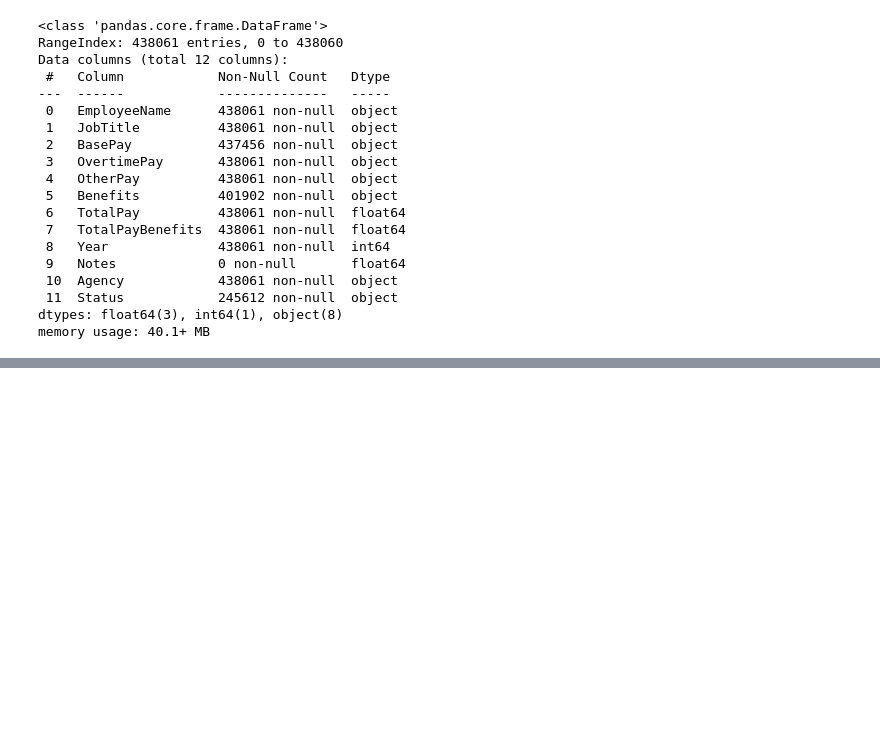
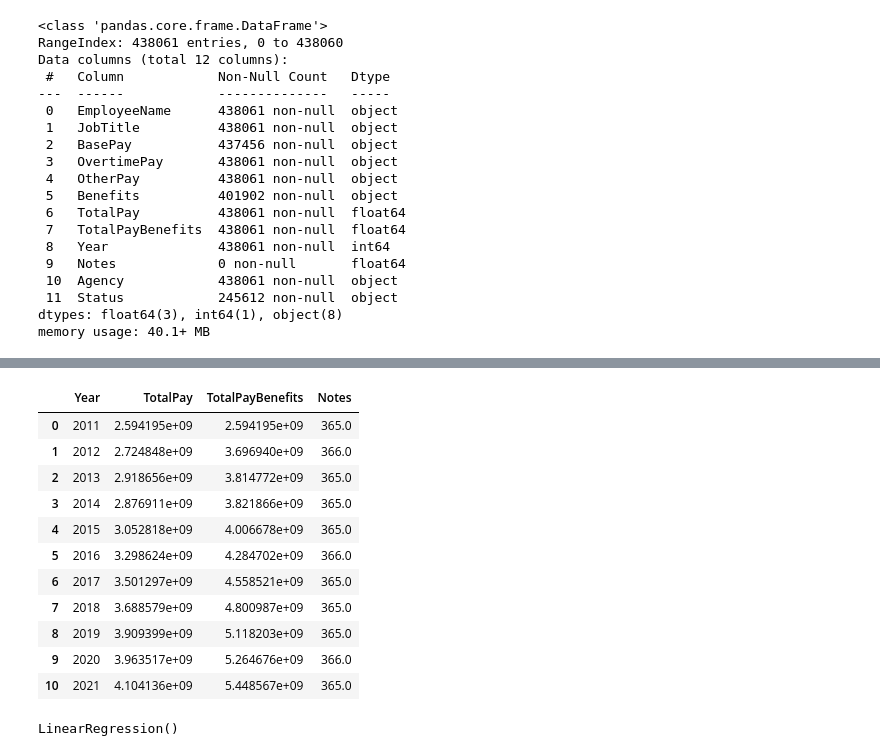
Before and after one commit to EvgenyBelov78/DA1, a Jupyter notebook: Salaries_in_SF.ipynb, the cells around one changed output, grey strips where cells are left out. Drawn from its saved outputs; the diff is of its cells as text; code cells hidden in the pictures; blank space fills up the shorter version.

```diff
--- a/Salaries_in_SF.ipynb
+++ b/Salaries_in_SF.ipynb
@@ -670,6 +674,9 @@ df_lin
+# %%
+i=0
 # %%
-for year in df_lin['Year']:
- if df_lin['Year'] % 4 != 0:
-    df_lin['Notes']='365'
- else: df_lin['Notes']='366'
+while i<len(df_lin):
+ if (df_lin['Year'][i] % 4 != 0):
+    df_lin['Notes'][i]='365'
+ else: df_lin['Notes'][i]='366'
+ i+=1
 # %% [output]
@@ -676,0 +691,15 @@ KeyError: ignored
+# %%
+df_lin
+# %% [output]
+|  | Year | TotalPay | TotalPayBenefits | Notes |
+| 0 | 2011 | 2.594195e+09 | 2.594195e+09 | 365.0 |
+| 1 | 2012 | 2.724848e+09 | 3.696940e+09 | 366.0 |
+| 2 | 2013 | 2.918656e+09 | 3.814772e+09 | 365.0 |
+| 3 | 2014 | 2.876911e+09 | 3.821866e+09 | 365.0 |
+| 4 | 2015 | 3.052818e+09 | 4.006678e+09 | 365.0 |
+| 5 | 2016 | 3.298624e+09 | 4.284702e+09 | 366.0 |
+| 6 | 2017 | 3.501297e+09 | 4.558521e+09 | 365.0 |
+| 7 | 2018 | 3.688579e+09 | 4.800987e+09 | 365.0 |
+| 8 | 2019 | 3.909399e+09 | 5.118203e+09 | 365.0 |
+| 9 | 2020 | 3.963517e+09 | 5.264676e+09 | 366.0 |
+| 10 | 2021 | 4.104136e+09 | 5.448567e+09 | 365.0 |
@@ -676,0 +719,4 @@ KeyError: ignored
+# %%
+lr.fit(X_train, y_train)
+# %% [output]
+LinearRegression()
```
Also changed, not shown: parts of 21 cells of this notebook.
